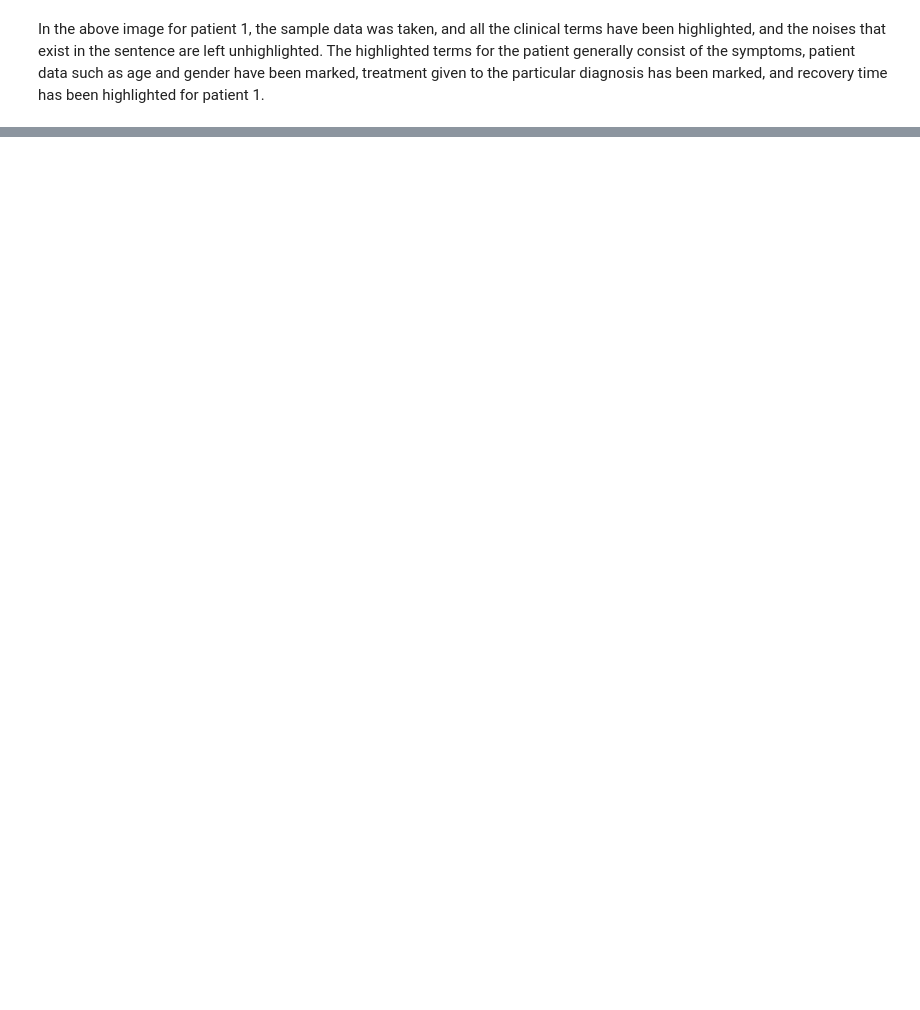
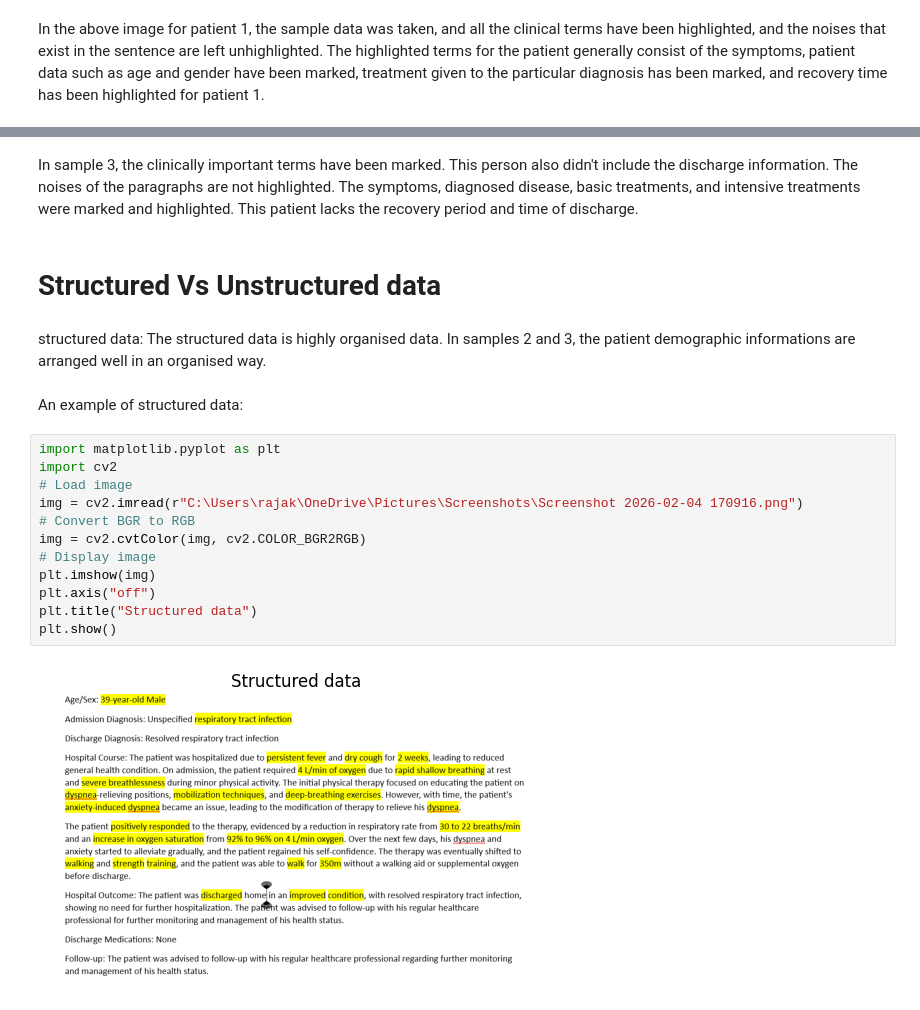
Before and after one commit to rajagowtham0/Week-2, a Jupyter notebook: Week2-day1.ipynb, the cells around one changed output, grey strips where cells are left out. Drawn from its saved outputs; the diff is of its cells as text; blank space fills up the shorter version.

Commit message:
Done some basic changes in the day 1 notebook and created day 2 notebook

```diff
--- a/Week2-day1.ipynb
+++ b/Week2-day1.ipynb
@@ -170,0 +185,22 @@ in the case of the second patient. The symptoms, disease that have been diagnois
+# %% [markdown]
+In sample 3, the clinically important terms have been marked. This person also didn't include the discharge information. The noises of the paragraphs are not highlighted. The symptoms, diagnosed disease, basic treatments, and intensive treatments were marked and highlighted. This patient lacks the recovery period and time of discharge.
+# %% [markdown]
+# Structured Vs Unstructured data
+# %% [markdown]
+structured data: The structured data is highly organised data. In samples 2 and 3, the patient demographic informations are arranged well in an organised way.
+# %% [markdown]
+An example of structured data:
+# %%
+import matplotlib.pyplot as plt
+import cv2
+# Load image
+img = cv2.imread(r"C:\Users\rajak\OneDrive\Pictures\Screenshots\Screenshot 2026-02-04 170916.png")
+# Convert BGR to RGB
+img = cv2.cvtColor(img, cv2.COLOR_BGR2RGB)
+# Display image
+plt.imshow(img)
+plt.axis("off")
+plt.title("Structured data")
+plt.show()
+# %% [output]
+[figure, added]
```
Also changed, not shown: parts of 9 cells of this notebook, 1 other file.
